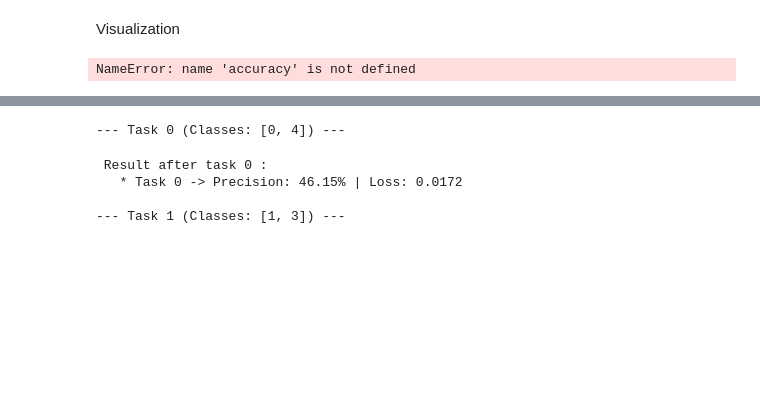
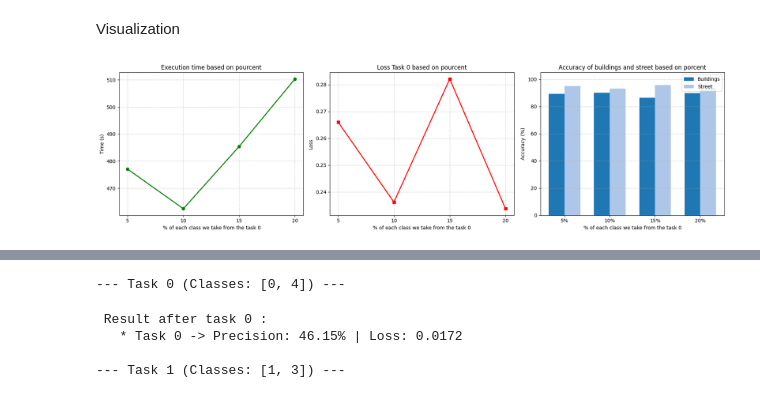
Before and after one commit to kekea1/AI_Prog, a Jupyter notebook: FINAL.ipynb, the cells around one changed output, grey strips where cells are left out. Cells and saved outputs as stored; diff of their text form; code cells hidden in the pictures; blank space fills up the shorter version.

```diff
--- a/FINAL.ipynb
+++ b/FINAL.ipynb
@@ -1059,2 +1054,2 @@ model_agem_grad_select.load_state_dict(weights_AB)
 # %%
-time.happend(train_loop_gradient_selection_task_0_1(model_agem_grad_select, train_dataloader_ABCD, sample_task0_15, loss, num_epochs, optimizer_agem_grad_select, device, batch_size))
+time_lst.append(train_loop_gradient_selection_task_0_1(model_agem_grad_select, train_dataloader_CD_full, sample_task0_15, loss, num_epochs, optimizer_agem_grad_select, device, batch_size))
@@ -1061,4 +1077,4 @@ time.happend(train_loop_gradient_selection_task_0_1(model_agem_grad_select, trai
 # %%
 l,a = test_loop_rehearsal(test_dataloader_ABCD, model_agem_grad_select, loss, device)
-loss_task0.happend(l)
-accuracy.happend(a)
+loss_task0.append(l)
+accuracy.append(a)
@@ -1067,2 +1087,2 @@ model_agem_grad_select.load_state_dict(weights_AB)
 # %%
-time.happend(train_loop_gradient_selection_task_0_1(model_agem_grad_select, train_dataloader_ABCD, sample_task0_20, loss, num_epochs, optimizer_agem_grad_select, device, batch_size))
+time_lst.append(train_loop_gradient_selection_task_0_1(model_agem_grad_select, train_dataloader_CD_full, sample_task0_20, loss, num_epochs, optimizer_agem_grad_select, device, batch_size))
@@ -1069,4 +1110,4 @@ time.happend(train_loop_gradient_selection_task_0_1(model_agem_grad_select, trai
 # %%
 l,a = test_loop_rehearsal(test_dataloader_ABCD, model_agem_grad_select, loss, device)
-loss_task0.happend(l)
-accuracy.happend(a)
+loss_task0.append(l)
+accuracy.append(a)
@@ -1074,55 +1117,56 @@ accuracy.happend(a)
 Visualization
 # %%
 pourcent = [5, 10, 15, 20]
+
 
 acc_A = []
 acc_B = []
 for d in accuracy:
-    acc_A.happend((d["A_true"] / d["A_tot"] * 100) if d["A_tot"] > 0 else 0.0)
-    acc_B.happend((d["B_true"] / d["B_tot"] * 100) if d["B_tot"] > 0 else 0.0)
+    acc_A.append((d["A_true"] / d["A_tot"] * 100) if d["A_tot"] > 0 else 0.0)
+    acc_B.append((d["B_true"] / d["B_tot"] * 100) if d["B_tot"] > 0 else 0.0)
 
 
 fig, axs = plt.subplots(1, 3, figsize=(18, 5))
 
 #Time
-axs[0].plot(pourcent, time, marker='o', color='g', linestyle='-', linewidth=2)
+axs[0].plot(pourcent, time_lst, marker='o', color='g', linestyle='-', linewidth=2)
 axs[0].set_title("Execution time based on pourcent")
 axs[0].set_xlabel(" % of each class we take from the task 0")
 axs[0].set_ylabel("Time (s)")
-axs[0].set_xticks("pourcent")
+axs[0].set_xticks(pourcent)
 axs[0].grid(True, linestyle='--', alpha=0.6)
 
 # Loss Task 0
 axs[1].plot(pourcent, loss_task0, marker='s', color='r', linestyle='-', linewidth=2)
 axs[1].set_title("Loss Task 0 based on pourcent")
 axs[1].set_xlabel("% of each class we take from the task 0")
 axs[1].set_ylabel("Loss")
-axs[1].set_xticks("pourcent")
+axs[1].set_xticks(pourcent)
 axs[1].grid(True, linestyle='--', alpha=0.6)
 
 # Accuracy A and B during the train of the task 1
 x = np.arange(len(pourcent))
 width = 0.35  # Largeur de chaque barre
 
 bar1 = axs[2].bar(x - width/2, acc_A, width, label='Buildings', color='#1f77b4')
 bar2 = axs[2].bar(x + width/2, acc_B, width, label='Street', color='#aec7e8')
 
 axs[2].set_title("Accuracy of buildings and street based on porcent")
 axs[2].set_xlabel("% of each class we take from the task 0")
 axs[2].set_ylabel("Accuracy (%)")
 axs[2].set_xticks(x)
 axs[2].set_xticklabels([f"{t}%" for t in pourcent])
 axs[2].set_ylim(0, 105)
 axs[2].legend()
 axs[2].grid(True, axis='y', linestyle='--', alpha=0.6)
 
 
 plt.tight_layout()
 
 
 plt.show()
 # %% [output]
-NameError: name 'accuracy' is not defined
+[figure, added]
 # %%
 ### A partir d'ici c'set la partie 2 du cod . Avant ici c'est la partoe 1 du code . La partie 2 se foculise ecxcluisiovement sur les methodes d'entrainement eavec A-GEM . La partie 1 se focalise sur les prerequis pour la constructui des datstatset , dataloader et autrse et surtout sur le continual leanring sans A -GEM
 # %%
```
Also changed, not shown: parts of 29 cells of this notebook.
